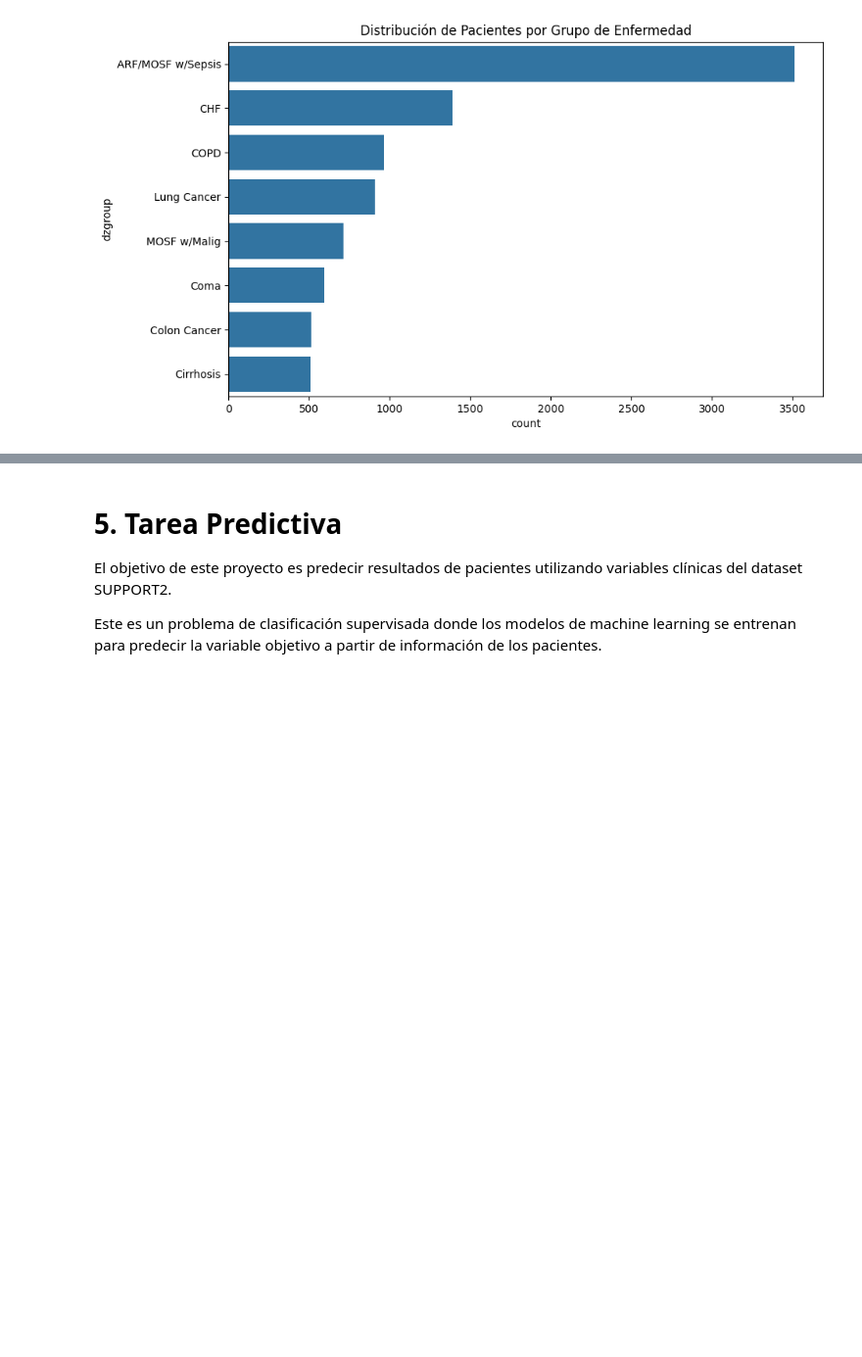
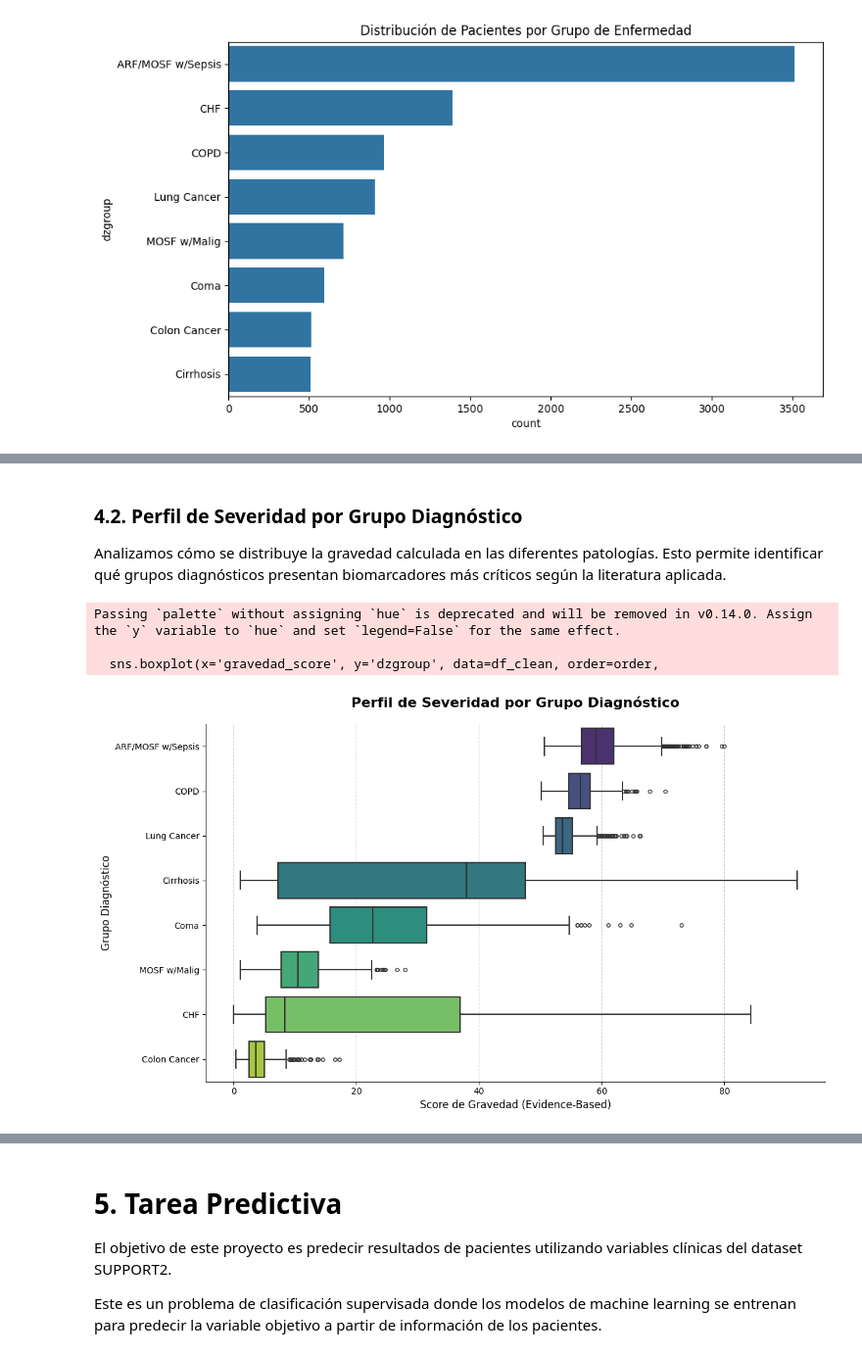
Before and after one commit to nrapun/proyecto_AA, a Jupyter notebook: notebook_proyectoAA.ipynb, the cells around one changed output, grey strips where cells are left out. Shown at 98% size. Saved outputs shown, nothing was run; the diff lists cells and outputs as text; code cells hidden in the pictures; blank space fills up the shorter version.

```diff
--- a/notebook_proyectoAA.ipynb
+++ b/notebook_proyectoAA.ipynb
@@ -406,0 +544,30 @@ Name: count, dtype: int64
+# %% [markdown]
+### 4.2. Perfil de Severidad por Grupo Diagnóstico
+Analizamos cómo se distribuye la gravedad calculada en las diferentes patologías. Esto permite identificar qué grupos diagnósticos presentan biomarcadores más críticos según la literatura aplicada.
+# %%
+plt.figure(figsize=(12, 7))
+
+# El mismo orden que ya tienes
+order = df_clean.groupby('dzgroup')['gravedad_score'].median().sort_values(ascending=False).index
+
+# Cambiamos fliersize para que los puntos de fuera sean más discretos
+sns.boxplot(x='gravedad_score', y='dzgroup', data=df_clean, order=order,
+            palette='viridis', fliersize=4, linewidth=1.5)
+
+# Añadimos rejilla solo en el eje X para facilitar la lectura de los puntos
+plt.grid(axis='x', linestyle='--', alpha=0.6)
+
+plt.title('Perfil de Severidad por Grupo Diagnóstico', fontsize=16, fontweight='bold', pad=20)
+plt.xlabel('Score de Gravedad (Evidence-Based)', fontsize=12)
+plt.ylabel('Grupo Diagnóstico', fontsize=12)
+
+# Quitamos el borde superior y derecho para que se vea más limpio (estilo minimalista)
+sns.despine()
+
+plt.tight_layout()
+plt.show()
+# %% [output]
+Passing `palette` without assigning `hue` is deprecated and will be removed in v0.14.0. Assign the `y` variable to `hue` and set `legend=False` for the same effect.
+
+  sns.boxplot(x='gravedad_score', y='dzgroup', data=df_clean, order=order,
+[figure, added]
```
Also changed, not shown: parts of 9 cells of this notebook.
